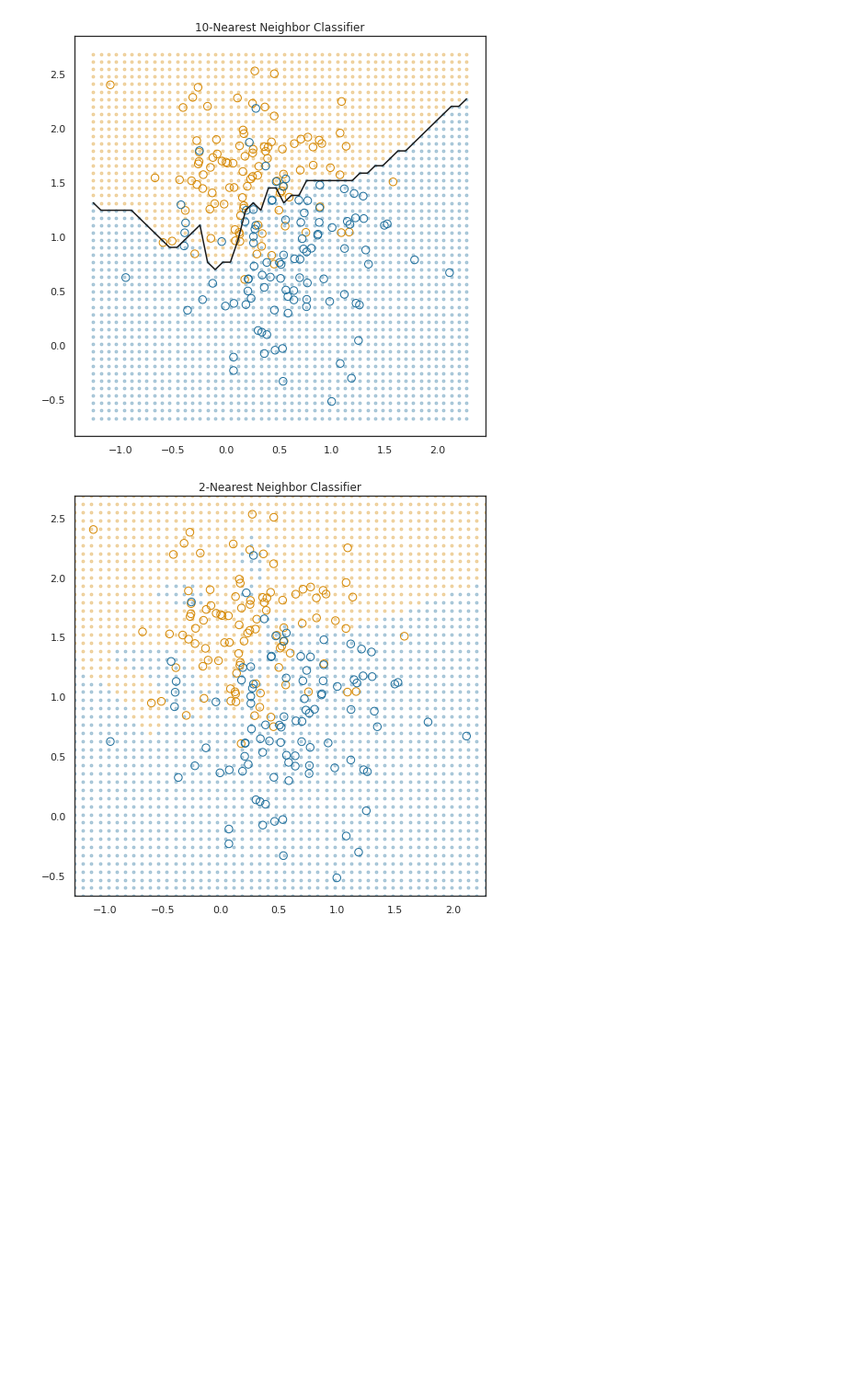
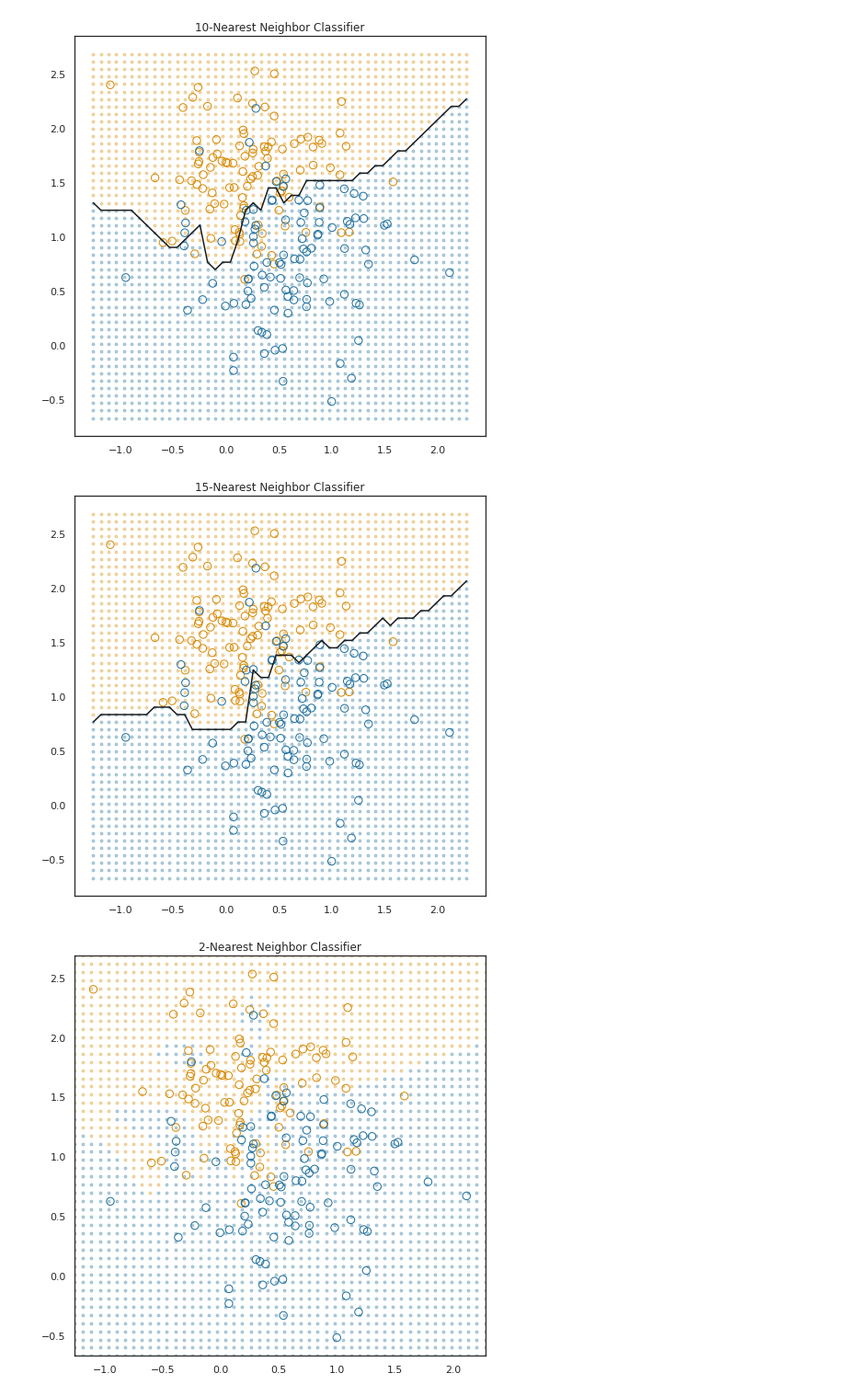
Before and after one commit to oceanumeric/ESL, a Jupyter notebook: ch2/Ch2.ipynb, the cells around one changed output. Shown at 92% size. Cells and saved outputs as stored; diff of their text form; code cells hidden in the pictures; blank space fills up the shorter version.

```diff
--- a/ch2/Ch2.ipynb
+++ b/ch2/Ch2.ipynb
@@ -55,6 +55,10 @@ The estimated coefficents are [ 0.00959921 -0.20271151  0.48865941]
 osl.fit_with_nearest_neighbors(k=10, boundary_line=True)
 # %% [output]
 [figure]
+# %%
+osl.fit_with_nearest_neighbors(k=15, boundary_line=True)
+# %% [output]
+[figure, added]
 # %%
 osl.fit_with_nearest_neighbors(k=2)
 # %% [output]
```
